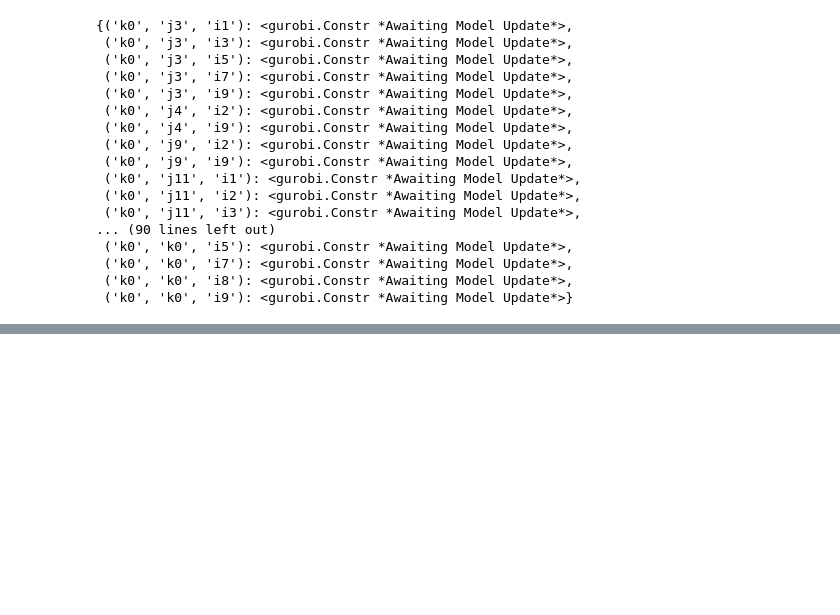
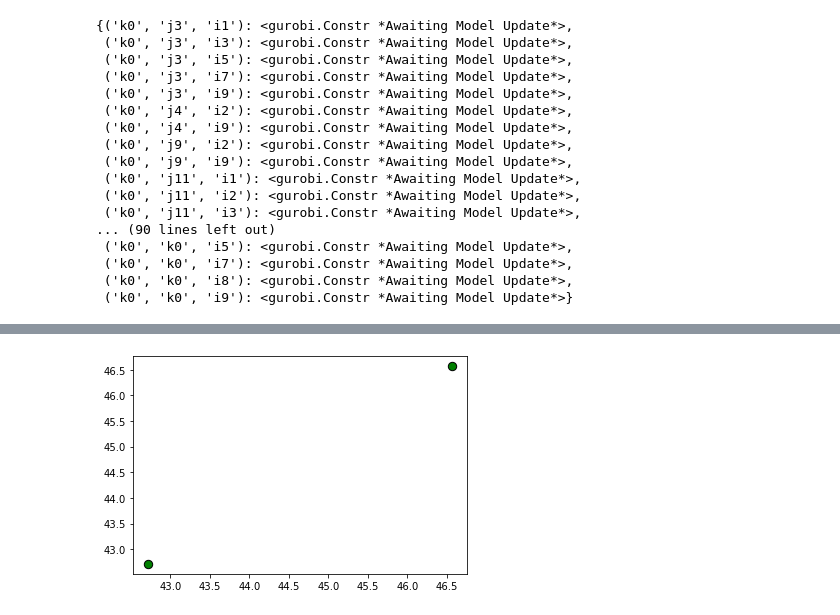
Before and after one commit to petrenaa/Master_Thesis_Drone_Specimen_Delivery, a Jupyter notebook: Specimen Delivery Project.ipynb, the cells around one changed output, grey strips where cells are left out. Cells and saved outputs as stored; diff of their text form; code cells hidden in the pictures; blank space fills up the shorter version.

```diff
--- a/Specimen Delivery Project.ipynb
+++ b/Specimen Delivery Project.ipynb
@@ -317,0 +313,12 @@ x_ikj[i9,k0,k0]
+# %%
+for v in model1.getVars():
+    if v.xn > 0:
+        if v.varName.startswith('y_j'):
+            index = v.varName[4:-1]
+            plt.scatter(J.loc[index, 'Latitude'], J.loc[index, 'Latitude'], color = 'green',
+                        edgecolors = 'black', s = 70)
+        # if v.varName.startswith('x_ikj'):
+        #     indices_x = v.varName[6:-1].split(',') #drop variable name and brackets and convert to a list of indices
+        #     print(indices_x)
+# %% [output]
+[figure, added]
```
Also changed, not shown: parts of 7 cells of this notebook.
